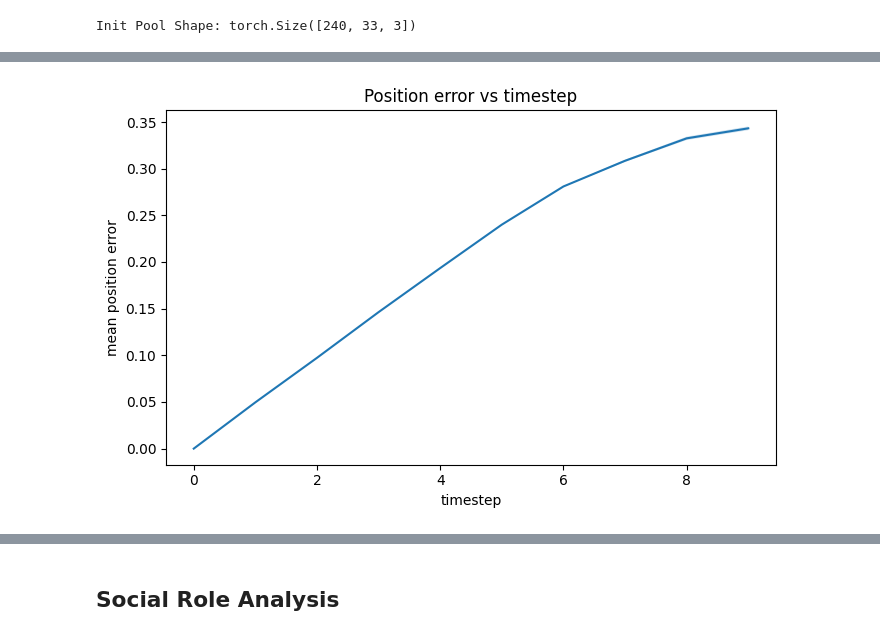
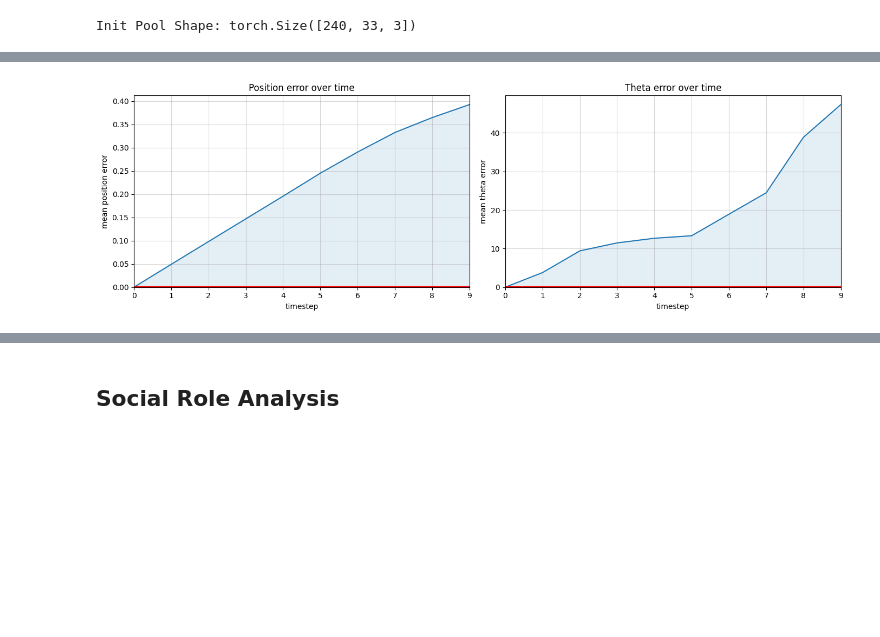
Before and after one commit to wirthy21/Master-Thesis, a Jupyter notebook: notebooks - gail_testing/6. Experiments.ipynb, the cells around one changed output, grey strips where cells are left out. Cells and saved outputs as stored; diff of their text form; code cells hidden in the pictures; blank space fills up the shorter version.

Commit message:
Prey Only Finally Working!

```diff
--- a/notebooks - gail_testing/6. Experiments.ipynb
+++ b/notebooks - gail_testing/6. Experiments.ipynb
@@ -189,14 +189,14 @@ pred_policy.set_parameters()
 Init Pool Shape: torch.Size([240, 33, 3])
 # %%
 clips = init_pool.view(24, 10, 33, 3)
-clip=1
-#for clip in range(clips.shape[0]):
+clip=23
+
 clip = clips[clip]
 init_pos = clip[0].clone()
 
 
 metric_list = []
-for i in range(1000):
+for i in range(100):
     _, _, metrics = run_env_simulation(visualization='off',
                                         init_pool=init_pos, experiment=True,
                                         prey_policy=prey_policy,
@@ -217,53 +217,61 @@ exp_xs = clip[:, :, 0].detach().cpu().numpy().astype(np.float32)
 exp_ys = clip[:, :, 1].detach().cpu().numpy().astype(np.float32)
 exp_thetas = clip[:, :, 2] .detach().cpu().numpy().astype(np.float32)
 
-# shapes: gen_* (R,T,N), exp_* (T,N)
+#gen (10,10,33), exp (10,33)
 dx = gen_xs - exp_xs[None, :, :]
 dy = gen_ys - exp_ys[None, :, :]
 
-pos_err = np.sqrt(dx*dx + dy*dy)  # (R,T,N)
-theta_err = np.abs(gen_thetas - exp_thetas[None, :, :])  # (R,T,N)
+# euclidean distance
+position_error = np.sqrt(dx**2 + dy**2) #(10, 10, 33)
 
-# mean over agents -> (R,T)
-pos_err_rt = pos_err.mean(axis=2)
-theta_err_rt = theta_err.mean(axis=2)
+# offset in degrees
+gen_theta_deg = (np.rad2deg(gen_thetas) + 180) % 360 - 180
+exp_theta_deg = (np.rad2deg(exp_thetas) + 180) % 360 - 180
+theta_diff = (gen_theta_deg - exp_theta_deg[None, :, :] + 180) % 360 - 180
+theta_error = np.abs(theta_diff) #(10, 10, 33)
 
-# mean/std over rollouts -> (T,)
-pos_mean_t = pos_err_rt.mean(axis=0)
-pos_std_t  = pos_err_rt.std(axis=0)
+# mean error over agent dimension
+position_error_agents = position_error.mean(axis=2) #(10, 10)
+theta_error_agents = theta_error.mean(axis=2) #(10, 10)
 
-theta_mean_t = theta_err_rt.mean(axis=0)
-theta_std_t  = theta_err_rt.std(axis=0)
+# position error per time step
+step_position_error = position_error_agents.mean(axis=0)
+step_position_std  = position_error_agents.std(axis=0)
 
-# single scalar per rollout -> (R,)
-pos_per_rollout = pos_err.mean(axis=(1,2))
-theta_per_rollout = theta_err.mean(axis=(1,2))
+# theta error per time step
+step_theta_error = theta_error_agents.mean(axis=0)
+step_theta_std  = theta_error_agents.std(axis=0)
 
-print("POS error mean±std over rollouts:", pos_per_rollout.mean(), pos_per_rollout.std())
-print("THETA error mean±std over rollouts:", theta_per_rollout.mean(), theta_per_rollout.std())
+for step in range(position_error_agents.shape[1]):
+    print(f"Step {step} | Position Error: {step_position_error[step]:.4f} ± {step_position_std[step]:.4f} | "
+          f"Theta Error: {step_theta_error[step]:.2f}° ± {step_theta_std[step]:.2f}°")
 
-print("\nFinal-step POS mean±std:", pos_err_rt[:, -1].mean(), pos_err_rt[:, -1].std())
-print("Final-step THETA mean±std:", theta_err_rt[:, -1].mean(), theta_err_rt[:, -1].std())
 
-t = np.arange(pos_mean_t.shape[0])
+t = np.arange(step_position_error.shape[0])
+fig, (ax1, ax2) = plt.subplots(1, 2, figsize=(14, 4.5), sharex=True)
 
-# Position error vs timestep
-plt.figure(figsize=(7,4.5))
-plt.plot(t, pos_mean_t)
-plt.fill_between(t, pos_mean_t - pos_std_t, pos_mean_t + pos_std_t, alpha=0.2)
-plt.xlabel("timestep")
-plt.ylabel("mean position error")
-plt.title("Position error vs timestep")
+# Position error
+ax1.plot(t, step_position_error)
+ax1.fill_between(t, 0, step_position_error, alpha=0.12)
+ax1.axhline(0, color="red", linewidth=3)
+ax1.grid(True, linewidth=0.8, alpha=0.5)
+ax1.set_xlim(0, t[-1])
+ax1.set_ylim(0)
+ax1.set_xlabel("timestep")
+ax1.set_ylabel("mean position error")
+ax1.set_title("Position error over time")
+
+# Theta error
+ax2.plot(t, step_theta_error)
+ax2.fill_between(t, 0, step_theta_error, alpha=0.12)
+ax2.axhline(0, color="red", linewidth=3)
+ax2.grid(True, linewidth=0.8, alpha=0.5)
+ax2.set_xlim(0, t[-1])
+ax2.set_ylim(0)
+ax2.set_xlabel("timestep")
+ax2.set_ylabel("mean theta error")
+ax2.set_title("Theta error over time")
+
 plt.tight_layout()
 plt.show()
-
-# Theta error vs timestep
-plt.figure(figsize=(7,4.5))
-plt.plot(t, theta_mean_t)
-plt.fill_between(t, theta_mean_t - theta_std_t, theta_mean_t + theta_std_t, alpha=0.2)
-plt.xlabel("timestep")
-plt.ylabel("mean theta error")
-plt.title("Theta error vs timestep")
-plt.tight_layout()
-plt.show()
 # %% [output]
@@ -275 +288 @@ Final-step THETA mean±std: 1.572135 0.02240283
-[figure, old version]
+[figure, new version]
```
Also changed, not shown: parts of 6 cells of this notebook.
